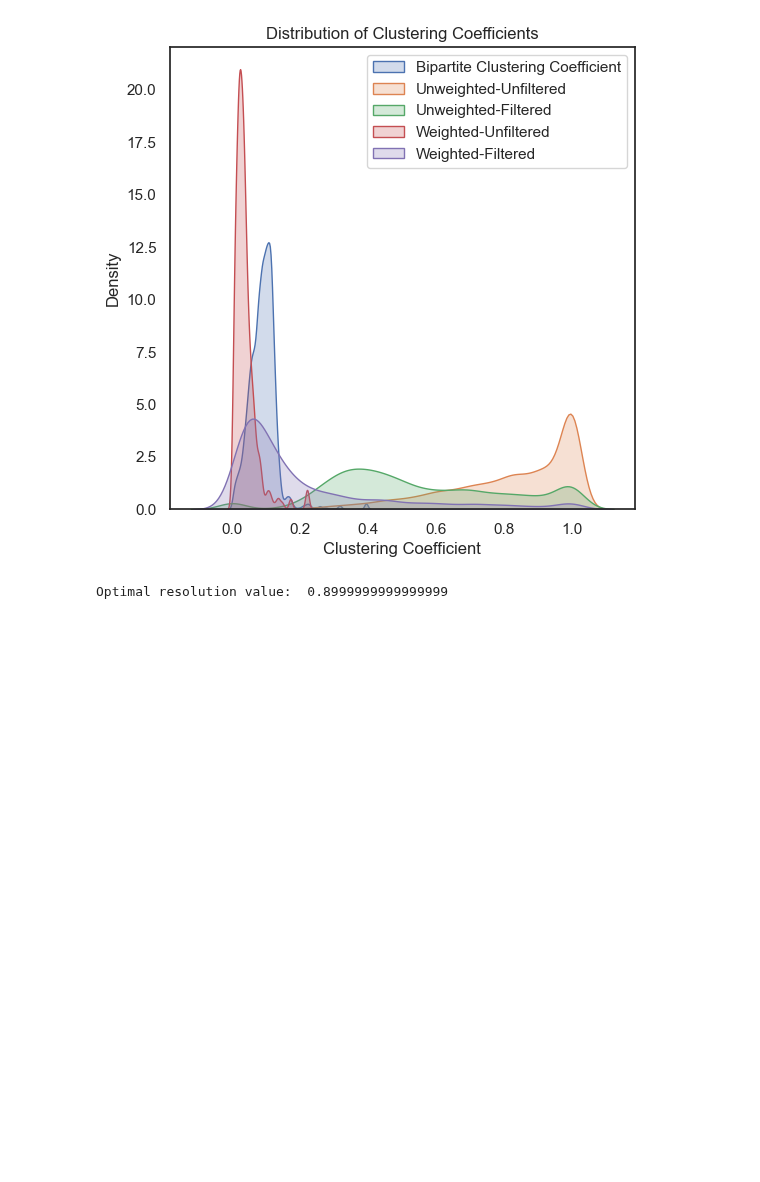
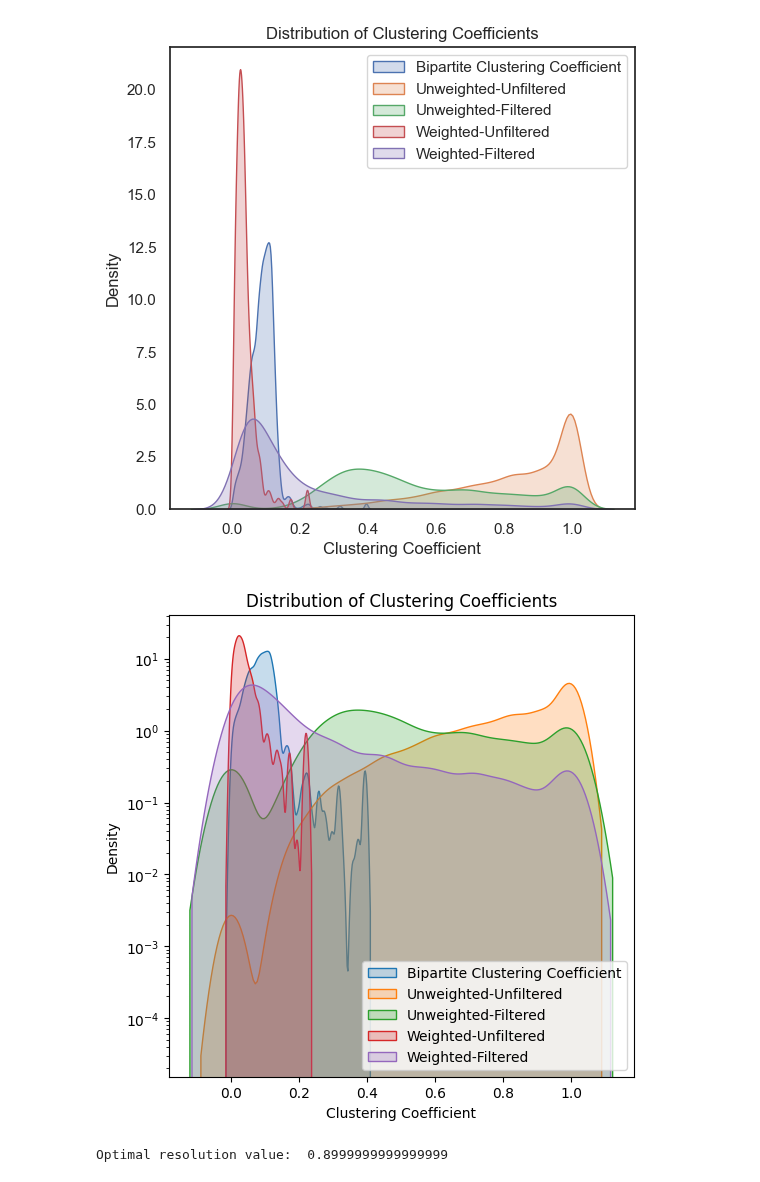
Before and after one commit to menchelab/Exposome, a Jupyter notebook: Exp_fin_4_Louvain_Clustering.ipynb, the cells around one changed output. Saved outputs shown, nothing was run; the diff lists cells and outputs as text; code cells hidden in the pictures; blank space fills up the shorter version.

```diff
--- a/Exp_fin_4_Louvain_Clustering.ipynb
+++ b/Exp_fin_4_Louvain_Clustering.ipynb
@@ -270,6 +270,37 @@ plt.savefig('output/Figures/SF2D_v01_post_rev.pdf',format='pdf',dpi=300, bbox_in
 plt.show()
 # %% [output]
 [figure]
+# %%
+import seaborn as sns
+# Extract the values from the dictionaries
+bipartite_values = list(bipartite_clustering_coefficient.values())
+unfiltered_unweighted_EEN = list(unfiltered_unweighted_exp_graph_significant_clustering_coefficient.values())
+filtered_unweighted_EEN = list(filtered_unweighted_exp_graph_significant_clustering_coefficient.values())
+unfiltered_weighted_EEN = list(unfiltered_weighted_exp_graph_significant_clustering_coefficient.values())
+filtered_weighted_EEN = list(filtered_weighted_exp_graph_significant_coefficient.values())
+
+# Set up the plot
+plt.figure(figsize=(6, 6))
+
+# Plot the distributions using seaborn
+sns.kdeplot(bipartite_values, label='Bipartite Clustering Coefficient', fill=True)
+sns.kdeplot(unfiltered_unweighted_EEN, label='Unweighted-Unfiltered', fill=True)
+sns.kdeplot(filtered_unweighted_EEN, label='Unweighted-Filtered', fill=True)
+sns.kdeplot(unfiltered_weighted_EEN, label='Weighted-Unfiltered', fill=True)
+sns.kdeplot(filtered_weighted_EEN, label='Weighted-Filtered', fill=True)
+
+# Customize the plot
+plt.xlabel('Clustering Coefficient')
+plt.ylabel('Density')
+plt.title('Distribution of Clustering Coefficients')
+plt.yscale("log")
+plt.legend()
+plt.grid(False)
+plt.savefig('output/Figures/SF2D_v02_post_rev.pdf',format='pdf',dpi=300, bbox_inches = "tight")
+# Show the plot
+plt.show()
+# %% [output]
+[figure, added]
 # %%
 
 best_partition, best_resolution, max_modularity, res_mod_dict = optimal_resolution(filtered_weighted_exp_graph_significant, resolution_list,'weight',5495)
```
Also changed, not shown: parts of 2 cells of this notebook, 25 other files.
